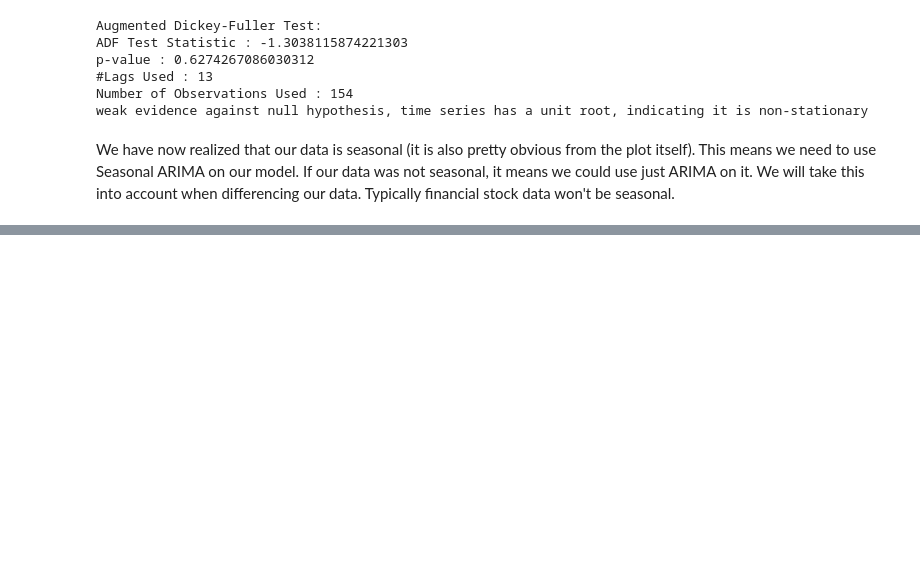
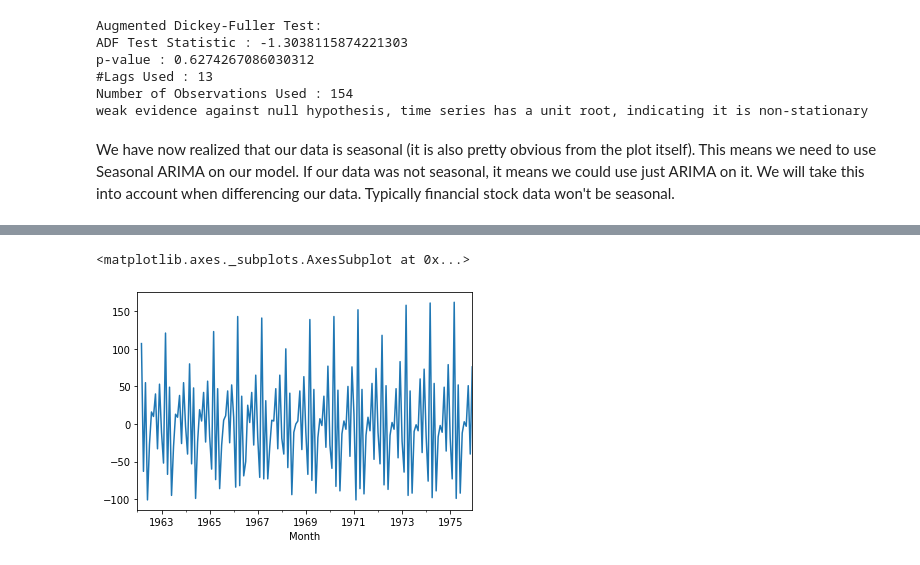
Before and after one commit to fagan2888/udemy-python-for-finance, a Jupyter notebook: time_series_analysis.ipynb, the cells around one changed output, grey strips where cells are left out. Cells and saved outputs as stored; diff of their text form; code cells hidden in the pictures; blank space fills up the shorter version.

```diff
--- a/time_series_analysis.ipynb
+++ b/time_series_analysis.ipynb
@@ -428,0 +453,4 @@ We have now realized that our data is seasonal (it is also pretty obvious from t
+# %%
+# Second difference
+# This is just for tutorial purpose, we don't need to do a second difference in our case
+milk_production['Milk second difference'] = milk_production['Milk first difference'] - milk_production['Milk first difference'].shift(1)
@@ -428,0 +466,5 @@ We have now realized that our data is seasonal (it is also pretty obvious from t
+# %%
+milk_production['Milk second difference'].plot()
+# %% [output]
+<matplotlib.axes._subplots.AxesSubplot at 0x...>
+[figure, added]
```
Also changed, not shown: parts of 22 cells of this notebook.
